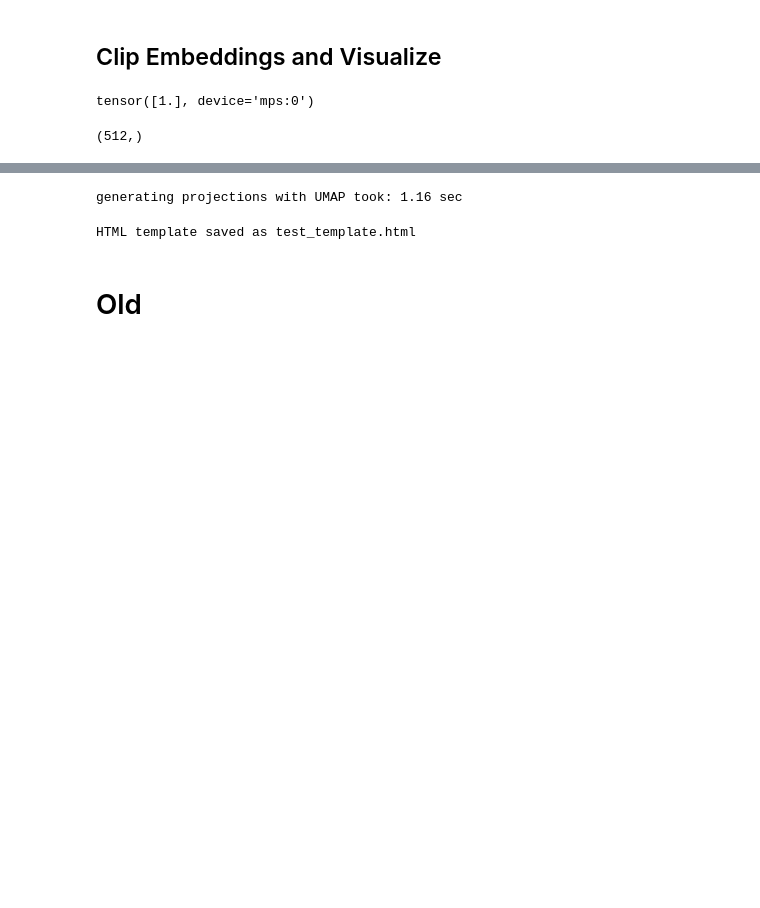
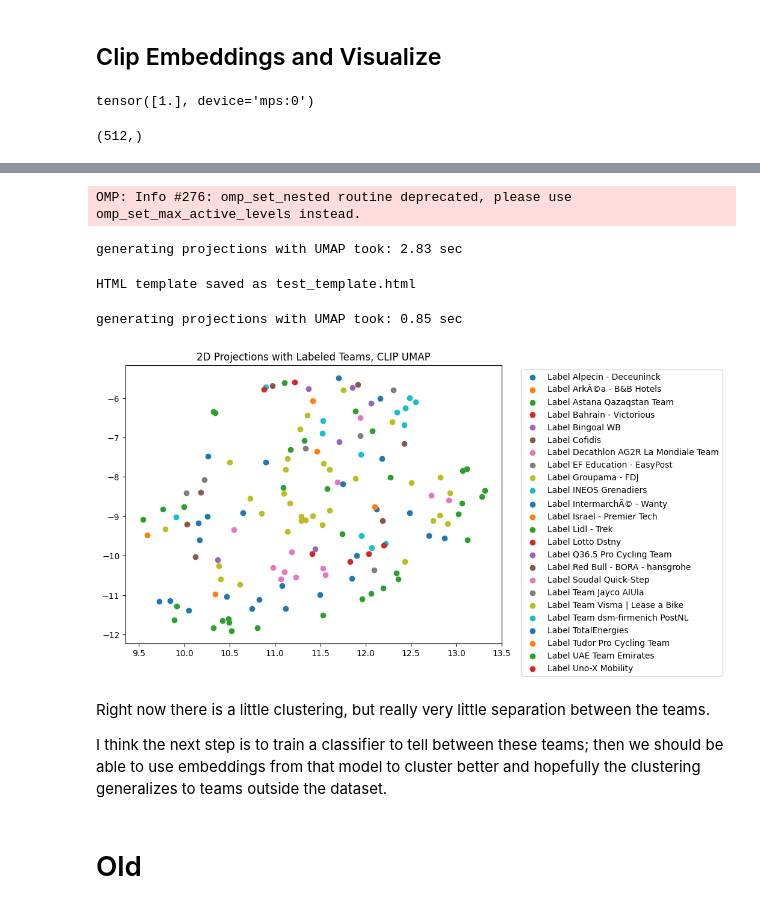
Before and after one commit to harryelworthy/pro_cycling_helper, a Jupyter notebook: exploration.ipynb, the cells around one changed output, grey strips where cells are left out. Drawn from its saved outputs; the diff is of its cells as text; code cells hidden in the pictures; blank space fills up the shorter version.

Commit message:
Update exploration with 2D projections plus readme

```diff
--- a/exploration.ipynb
+++ b/exploration.ipynb
@@ -42,8 +42,8 @@ model_name='ViT-B/32'
 
 # MPS for apple - switch to CUDA later if I use a GPU
 if torch.backends.mps.is_available():
-    mps_device = torch.device("mps")
-    x = torch.ones(1, device=mps_device)
+    device = torch.device("mps")
+    x = torch.ones(1, device=device)
     print (x)
 else:
     print ("MPS device not found.")
@@ -230,14 +132,15 @@ start = time.time()
 projections = umap.UMAP(n_components=3).fit_transform(openai_clip_embeddings)
 end = time.time()
 print(f"generating projections with UMAP took: {(end-start):.2f} sec")
-html_template = display_projections(
+html_template = plotting.plot_3D_projection_html(
     labels=labels,
     projections=projections,
     image_paths=image_paths,
     image_data_uris=image_data_uris
 )
 # %% [output]
-generating projections with UMAP took: 1.16 sec
+OMP: Info #276: omp_set_nested routine deprecated, please use omp_set_max_active_levels instead.
+generating projections with UMAP took: 2.83 sec
 # %%
 # Specify the filename
 filename = 'test_template.html'
@@ -249,6 +152,19 @@ with open(filename, 'w') as file:
 print(f"HTML template saved as {filename}")
 # %% [output]
 HTML template saved as test_template.html
+# %%
+start = time.time()
+projections = umap.UMAP(n_components=2).fit_transform(openai_clip_embeddings)
+end = time.time()
+print(f"generating projections with UMAP took: {(end-start):.2f} sec")
+plotting.plot_2D_projection(labels, projections, True, ", CLIP UMAP")
+# %% [output]
+generating projections with UMAP took: 0.85 sec
+[figure, added]
+# %% [markdown]
+Right now there is a little clustering, but really very little separation between the teams.
+
+I think the next step is to train a classifier to tell between these teams; then we should be able to use embeddings from that model to cluster better and hopefully the clustering generalizes to teams outside the dataset.
 # %% [markdown]
 # Old
 # %%
```
Also changed, not shown: parts of 3 cells of this notebook, 4 other files.
